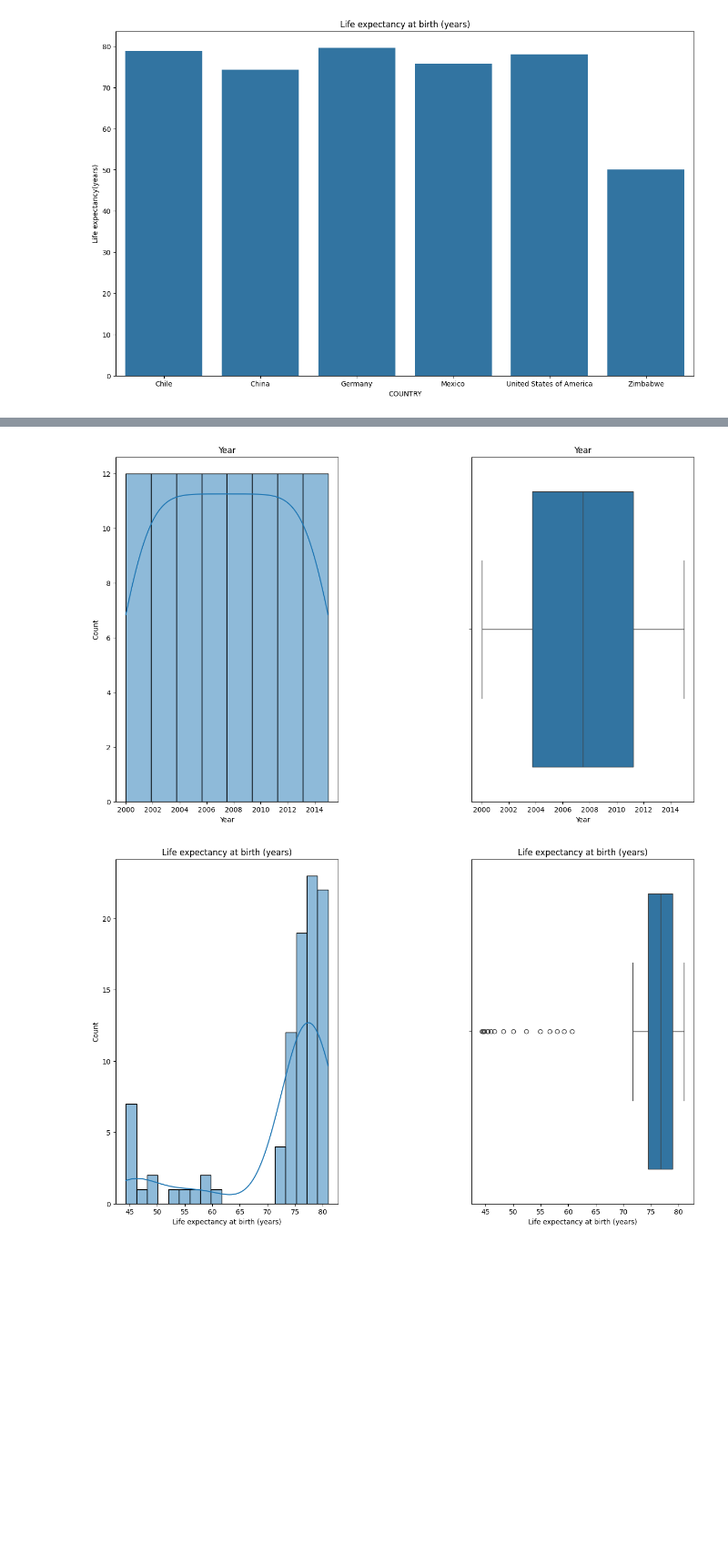
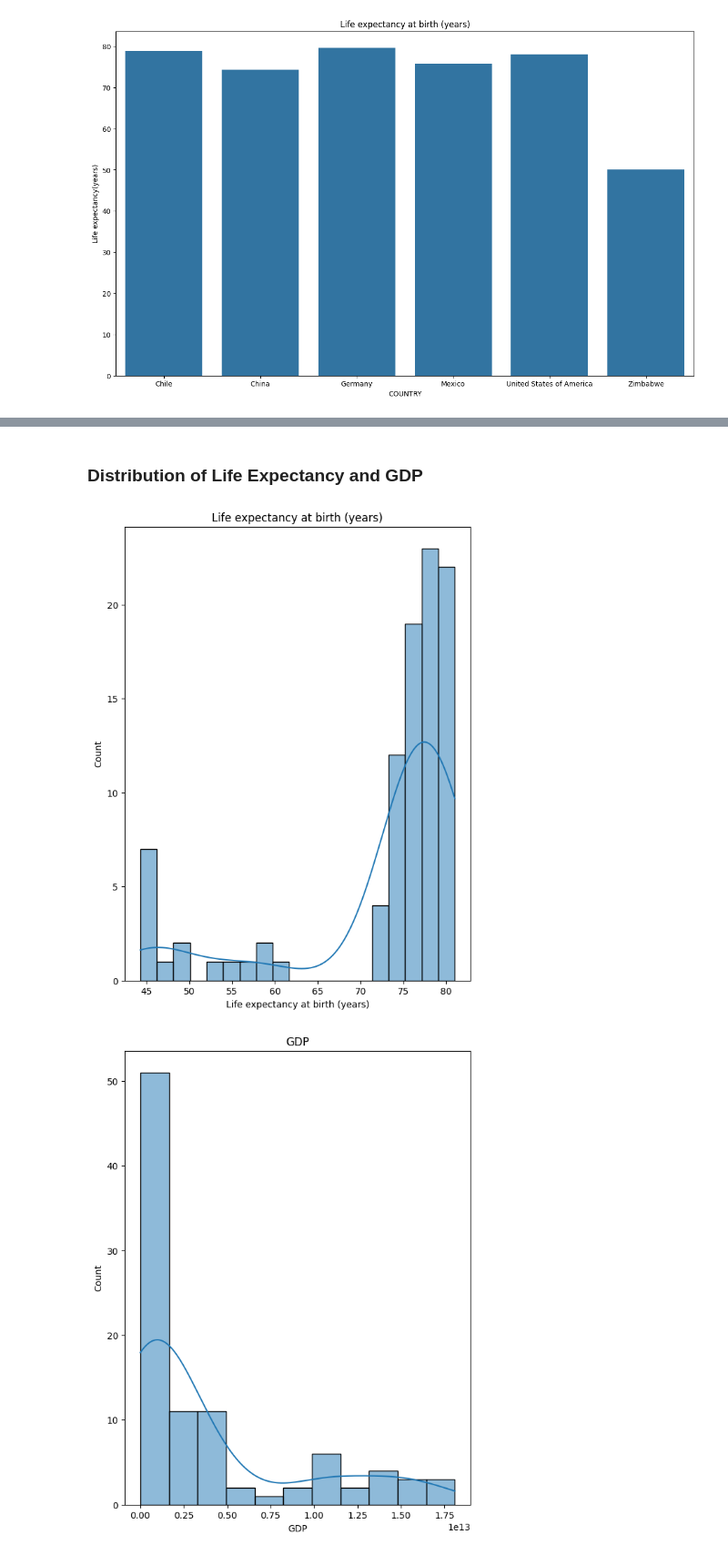
Before and after one commit to fezphantom/Life_expectancy, a Jupyter notebook: life_expectancy_gdp.ipynb, the cells around one changed output, grey strips where cells are left out. Shown at 91% size. Drawn from its saved outputs; the diff is of its cells as text; code cells hidden in the pictures; blank space fills up the shorter version.

```diff
--- a/life_expectancy_gdp.ipynb
+++ b/life_expectancy_gdp.ipynb
@@ -105,17 +153,16 @@ plt.show()
+# %% [markdown]
+### Distribution of Life Expectancy and GDP
 # %%
 for column in df.columns:
     if df[column].dtypes !='O':
+        if column == 'Year':
+            continue
         plt.figure(figsize=(15,9))
         plt.subplot(1,2,1)
         sns.histplot(data=df,x=column,kde=True)
         plt.title(column)
 
-        plt.subplot(1,2,2)
-        sns.boxplot(data=df,x=column)
-        plt.title(column)
-        plt.subplots_adjust(wspace=0.6)
-
 plt.show()
 # %% [output]
-[figure, old version]
+[figure, new version]
-[figure, old version]
+[figure, new version]
```
Also changed, not shown: parts of 12 cells of this notebook.
